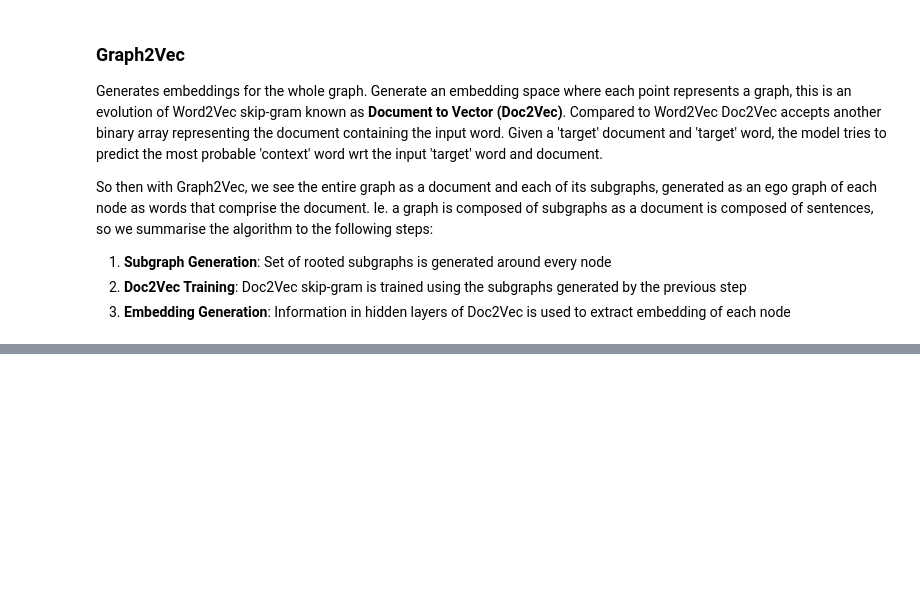
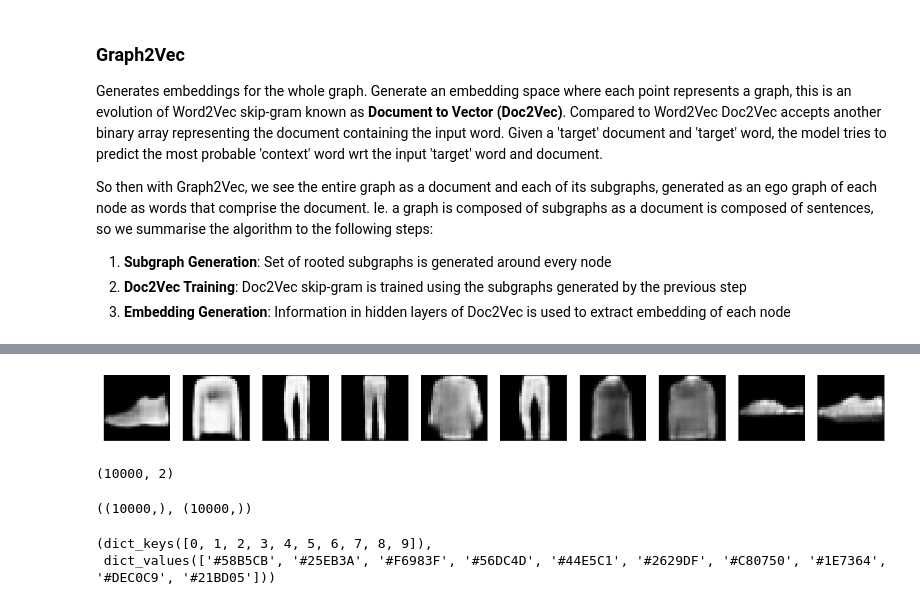
Before and after one commit to StevenVuong/Graph-Learning, a Jupyter notebook: GraphMLBook/3a_unsupervised_graph_learning.ipynb, the cells around one changed output, grey strips where cells are left out. Cells and saved outputs as stored; diff of their text form; code cells hidden in the pictures; blank space fills up the shorter version.

Commit message:
go up to autoencoders

```diff
--- a/GraphMLBook/3a_unsupervised_graph_learning.ipynb
+++ b/GraphMLBook/3a_unsupervised_graph_learning.ipynb
@@ -240,0 +348,2 @@ More complex graph embedding algorithms based on autoencoders.
+# %%
+autoencoder.compile(optimizer='adam', loss='binary_crossentropy')
@@ -240,0 +354,6 @@ More complex graph embedding algorithms based on autoencoders.
+# %%
+import numpy as np
+
+# reshape
+x_train = np.reshape(x_train, (len(x_train), 28, 28, 1))
+x_test = np.reshape(x_test, (len(x_test), 28, 28, 1))
@@ -240,0 +364,9 @@ More complex graph embedding algorithms based on autoencoders.
+# %%
+import tensorflow as tf
+#tf.config.run_functions_eagerly(True) # to make compatible with older versions
+
+autoencoder.fit(
+    x_train, x_train,
+    epochs=50, batch_size=128, shuffle=True,
+    validation_data=(x_test, x_test)
+    )
@@ -240,0 +394,34 @@ More complex graph embedding algorithms based on autoencoders.
+# %%
+decoded_imgs = autoencoder.predict(x_test)
+# %%
+# see what decoded images are produced
+n = 10
+plt.figure(figsize=(20, 4))
+for i in range(n):
+    ax = plt.subplot(1, n, i+1)
+    plt.imshow(decoded_imgs[i])
+    plt.gray()
+    ax.get_xaxis().set_visible(False)
+    ax.get_yaxis().set_visible(False)
+plt.show()
+# %% [output]
+[figure, added]
+# %%
+# represent in 2d plane using T-SNE
+from tensorflow.keras.layers import Flatten
+from sklearn.manifold import TSNE
+
+# get output embeddings
+embed_layer = Flatten()(encoded)
+embeddings = Model(input_img, embed_layer).predict(x_test)
+# reduce to 2d
+tsne = TSNE(n_components=2)
+emb2d = tsne.fit_transform(embeddings)
+print(emb2d.shape)
+x, y = np.squeeze(emb2d[:,0]), np.squeeze(emb2d[:,1]) # remove extra dimensions with squeeze
+# %% [output]
+(10000, 2)
+# %%
+emb2d[:,0].shape, np.squeeze(emb2d[:,0]).shape
+# %% [output]
+((10000,), (10000,))
@@ -240,0 +434,5 @@ More complex graph embedding algorithms based on autoencoders.
+# %%
+color_mapping_dict.keys(), color_mapping_dict.values()
+# %% [output]
+(dict_keys([0, 1, 2, 3, 4, 5, 6, 7, 8, 9]),
+ dict_values(['#58B5CB', '#25EB3A', '#F6983F', '#56DC4D', '#44E5C1', '#2629DF', '#C80750', '#1E7364', '#DEC0C9', '#21BD05']))
```
Also changed, not shown: parts of 16 cells of this notebook, 1 other file.
